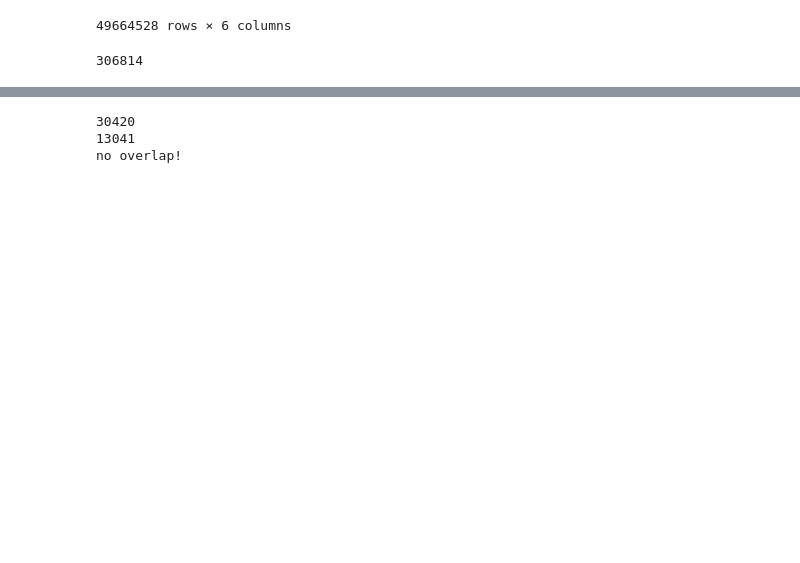
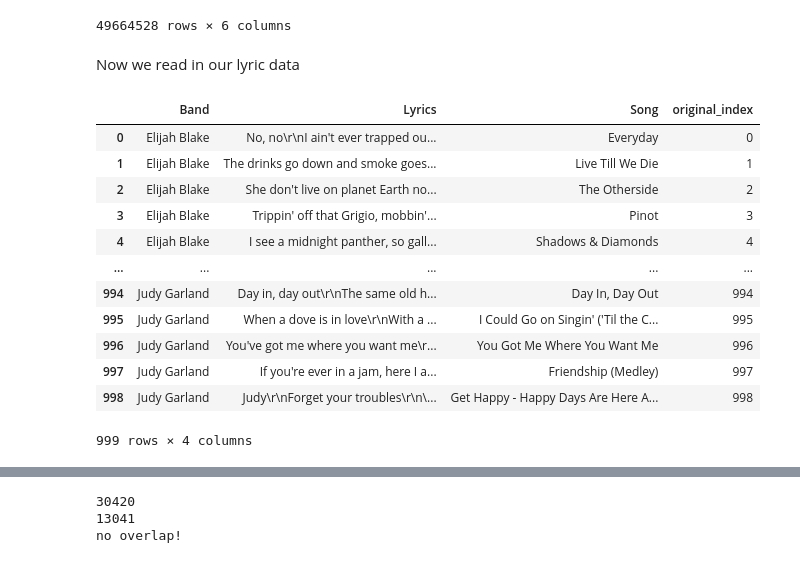
Before and after one commit to aditya-pethe/LyRec, a Jupyter notebook: user_songs.ipynb, the cells around one changed output, grey strips where cells are left out. Drawn from its saved outputs; the diff is of its cells as text; code cells hidden in the pictures; blank space fills up the shorter version.

```diff
--- a/user_songs.ipynb
+++ b/user_songs.ipynb
@@ -74,7 +63,26 @@ df
 | 49664526 | TRYYYON128F932585A | SOWCNSN12AB018070F | Loose Shus | Taurus (Keenhouse Remix) | 95061cbe060d2500ce8af2bc71bcd9a65... | 2 |
 | 49664527 | TRYYYVU12903CD01E3 | SOWXJXQ12AB0189F43 | Texta | Fernweh feat. Sektion KuchikÃ¤schtli | 73761dab0fa190edb18a2b21c4cfcf76d... | 1 |
 49664528 rows × 6 columns
-# %%
-df.song.unique().size
-# %% [output]
-306814
+# %% [markdown]
+Now we read in our lyric data
+# %%
+ourfile = 'data/first1000.csv'
+
+lyric_df = pd.read_csv(ourfile)
+lyric_df['original_index'] = lyric_df.index
+# this is needed incase we want to map back to the original index in the lyric table after all the joins
+lyric_df
+# %% [output]
+|  | Band | Lyrics | Song | original_index |
+| 0 | Elijah Blake | No, no\r\nI ain't ever trapped ou... | Everyday | 0 |
+| 1 | Elijah Blake | The drinks go down and smoke goes... | Live Till We Die | 1 |
+| 2 | Elijah Blake | She don't live on planet Earth no... | The Otherside | 2 |
+| 3 | Elijah Blake | Trippin' off that Grigio, mobbin'... | Pinot | 3 |
+| 4 | Elijah Blake | I see a midnight panther, so gall... | Shadows & Diamonds | 4 |
+| ... | ... | ... | ... | ... |
+| 994 | Judy Garland | Day in, day out\r\nThe same old h... | Day In, Day Out | 994 |
+| 995 | Judy Garland | When a dove is in love\r\nWith a ... | I Could Go on Singin' ('Til the C... | 995 |
+| 996 | Judy Garland | You've got me where you want me\r... | You Got Me Where You Want Me | 996 |
+| 997 | Judy Garland | If you're ever in a jam, here I a... | Friendship (Medley) | 997 |
+| 998 | Judy Garland | Judy\r\nForget your troubles\r\n\... | Get Happy - Happy Days Are Here A... | 998 |
+999 rows × 4 columns
```
Also changed, not shown: parts of 65 cells of this notebook.
